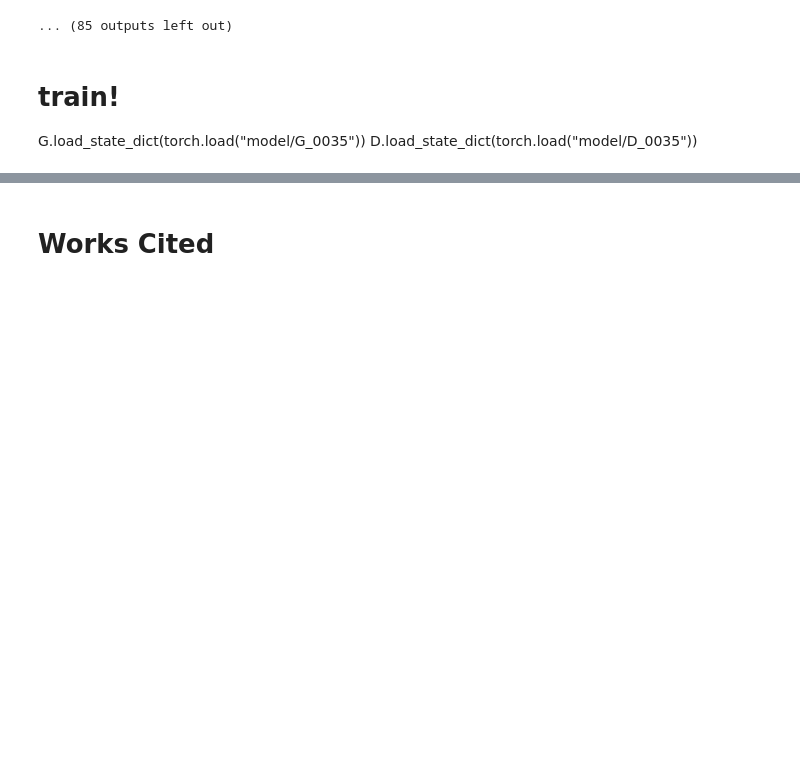
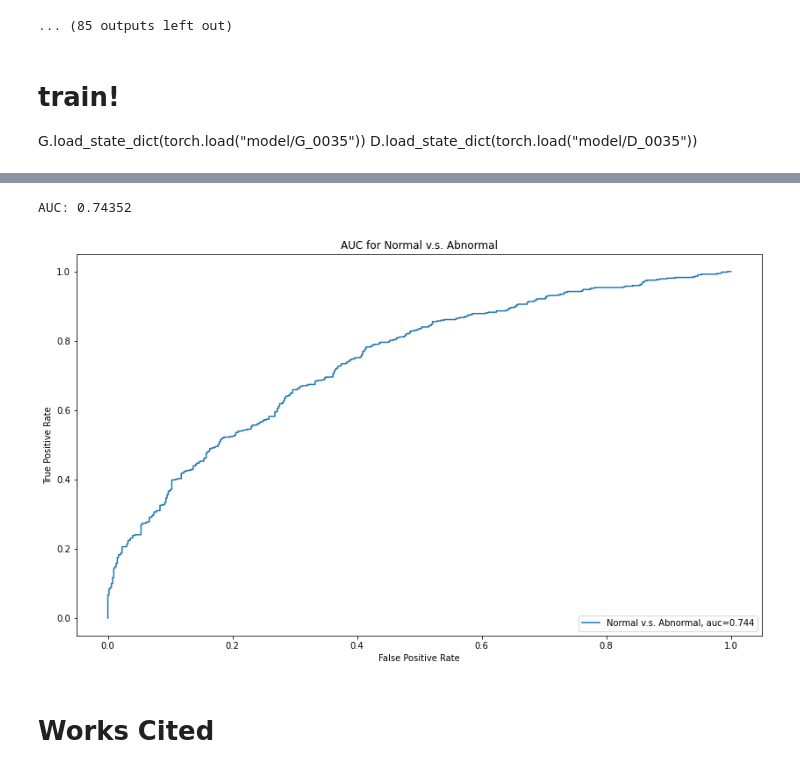
Before and after one commit to jollyredflames/GAN-COVID-Detection, a Jupyter notebook: CSC420_Project_COVIDetect.ipynb, the cells around one changed output, grey strips where cells are left out. Cells and saved outputs as stored; diff of their text form; code cells hidden in the pictures; blank space fills up the shorter version.

```diff
--- a/CSC420_Project_COVIDetect.ipynb
+++ b/CSC420_Project_COVIDetect.ipynb
@@ -917,3 +940,22 @@ D.load_state_dict(torch.load("model/D_0035"))
+# %%
+labels = test_df['class']
+losses = test_df['G_score']
+# %%
+fpr, tpr, thresholds = metrics.roc_curve(labels, losses, pos_label=1)
+print('AUC: {:.5f}'.format(metrics.auc(fpr, tpr)))
+
+
+auc = metrics.roc_auc_score(labels, losses)
+plt.figure(figsize=(14,8))
+plt.plot(fpr,tpr,label="Normal v.s. Abnormal, auc="+str("%.3f" % auc))
+plt.title('AUC for Normal v.s. Abnormal')
+plt.xlabel('False Positive Rate')
+plt.ylabel('True Positive Rate')
+plt.legend(loc=4)
+plt.show()
+# %% [output]
+AUC: 0.74352
+[figure, added]
 # %% [markdown]
 # Works Cited
 # %% [markdown]
```
Also changed, not shown: parts of 4 cells of this notebook.
